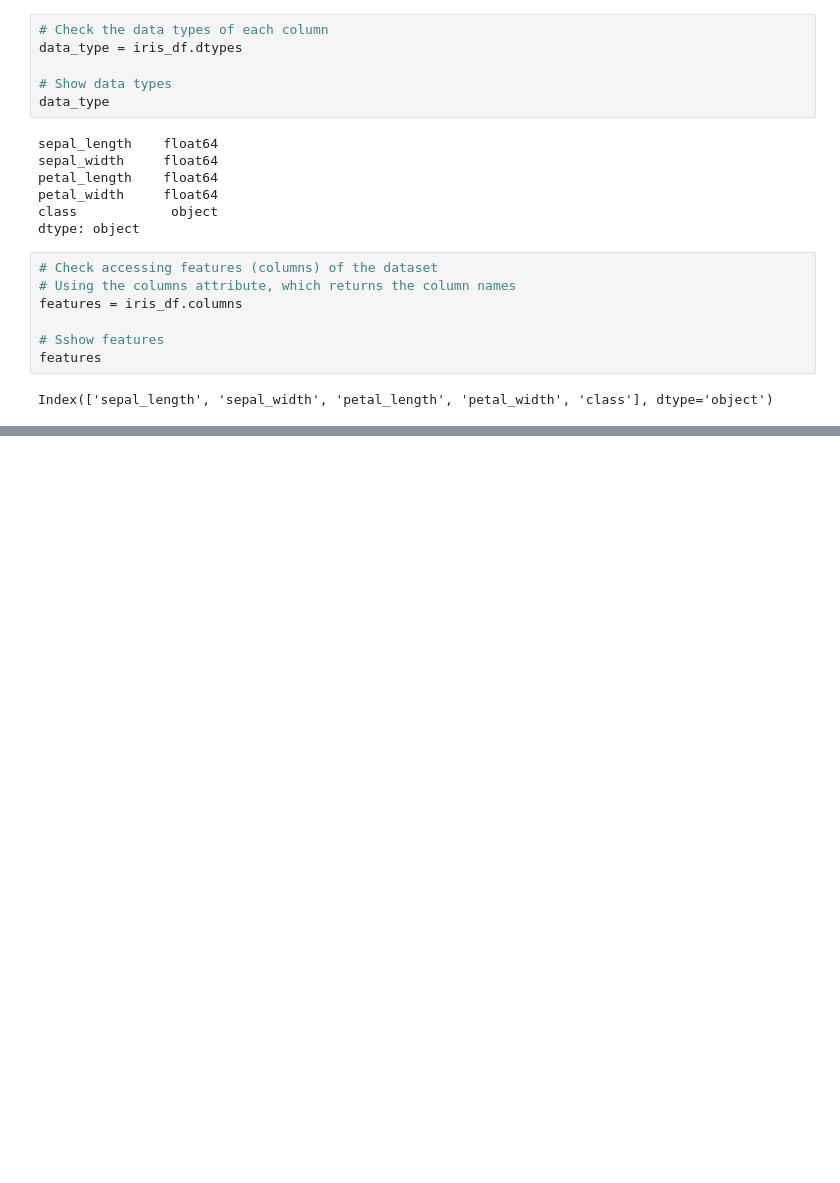
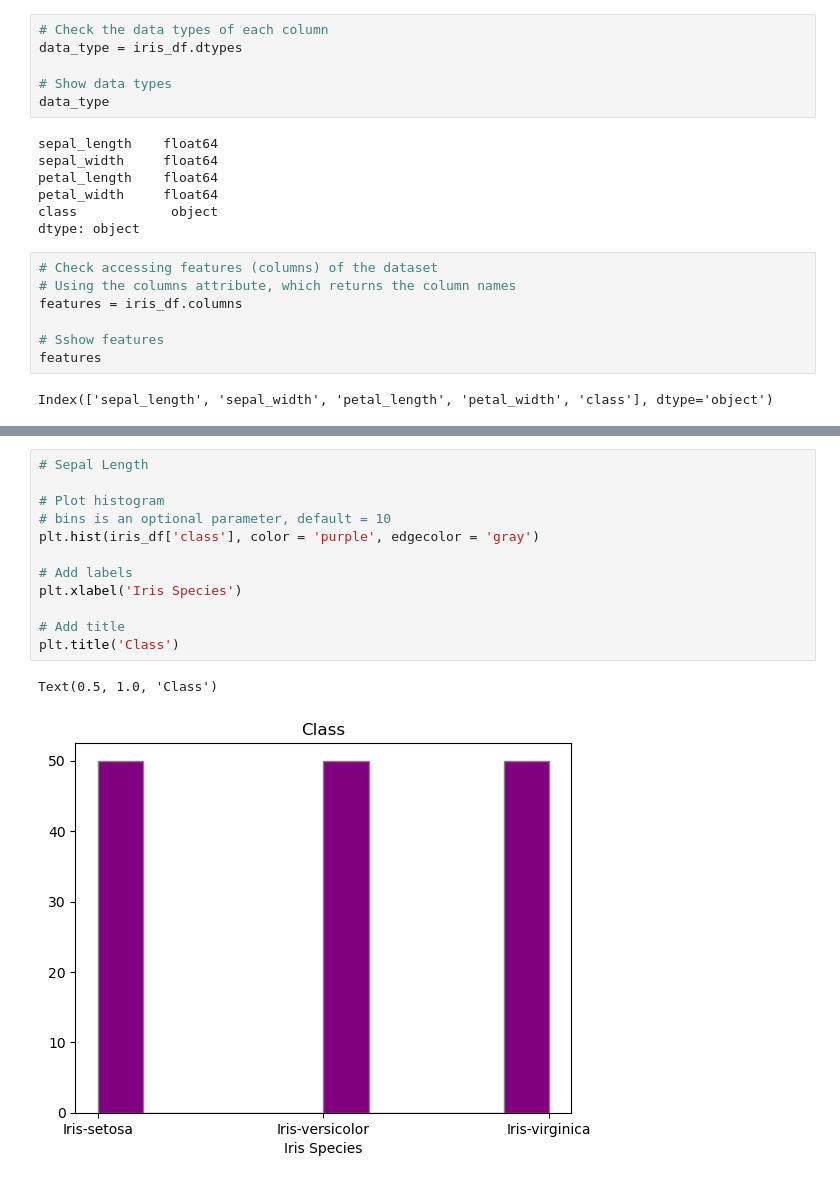
Before and after one commit to Oksyyy/pands-project, a Jupyter notebook: project.ipynb, the cells around one changed output, grey strips where cells are left out. Drawn from its saved outputs; the diff is of its cells as text; blank space fills up the shorter version.

```diff
--- a/project.ipynb
+++ b/project.ipynb
@@ -276,0 +304,15 @@ The following resources have been used to construct the summary stats function:
+# %%
+# Sepal Length
+
+# Plot histogram
+# bins is an optional parameter, default = 10
+plt.hist(iris_df['class'], color = 'purple', edgecolor = 'gray')
+
+# Add labels
+plt.xlabel('Iris Species')
+
+# Add title
+plt.title('Class')
+# %% [output]
+Text(0.5, 1.0, 'Class')
+[figure, added]
```
Also changed, not shown: parts of 21 cells of this notebook, 1 other file.
